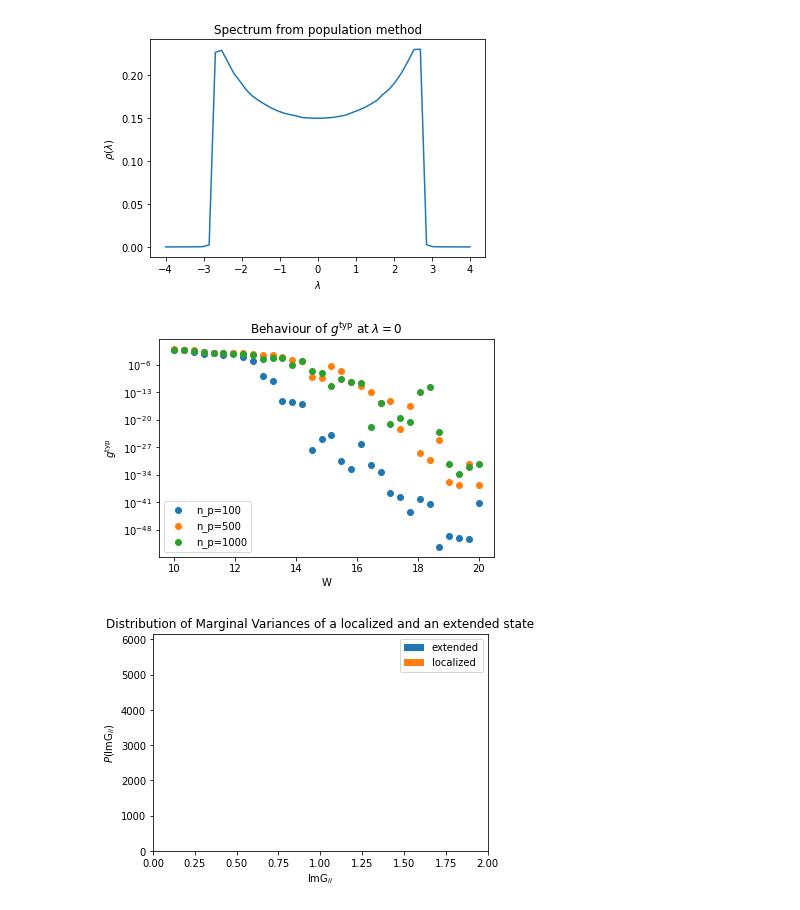
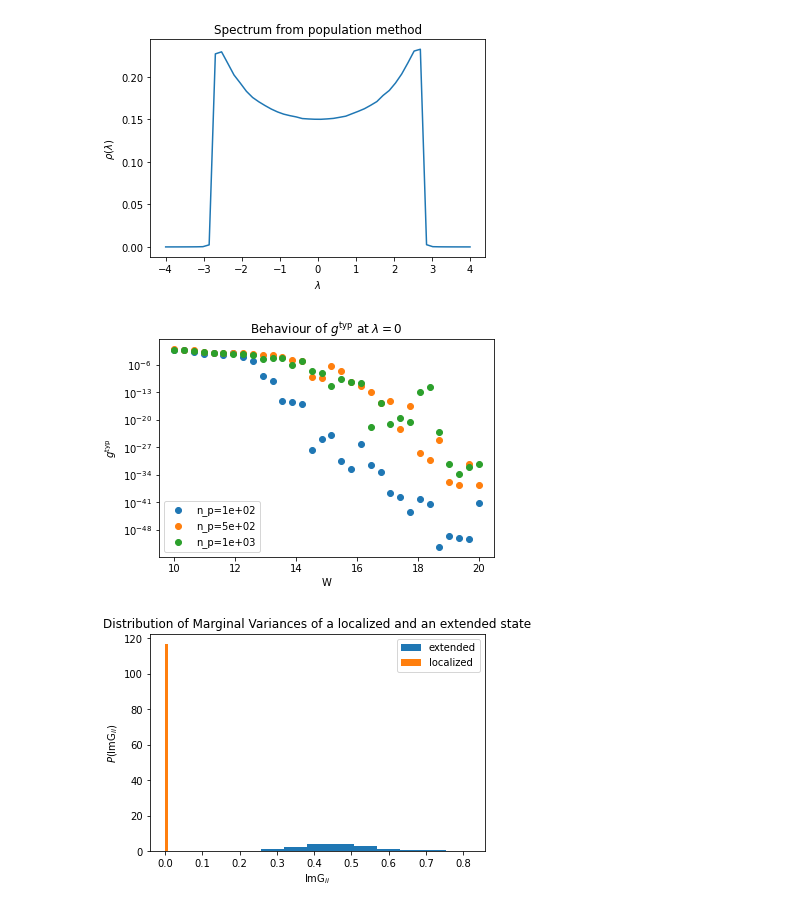
Before and after one commit to h-mnzlr/acpl-cavity_method, a Jupyter notebook: notebooks/anderson.sync.ipynb, the cells around one changed output. Cells and saved outputs as stored; diff of their text form; code cells hidden in the pictures.

Commit message:
Corrected typical maginals plot.

```diff
--- a/notebooks/anderson.sync.ipynb
+++ b/notebooks/anderson.sync.ipynb
@@ -181,7 +181,7 @@ for n_p in n_ps:
     g_typ_exp = partial(spectral_density_pop, lam, n_p, return_g=True)
     g_dist = tqdm.contrib.concurrent.process_map(g_typ_exp, ws)
     g_typ = map(lambda gs: np.exp(np.log(gs.imag).mean()), g_dist)
-    plt.scatter(ws, list(g_typ), label=f"{n_p=}")
+    plt.scatter(ws, list(g_typ), label=f"{n_p=:.0e}")
 
 
 plt.yscale("log")
@@ -191,7 +191,7 @@ plt.xlabel("W")
 plt.title("Behaviour of $g^{\\mathrm{typ}}$ at $\\lambda=0$")
 plt.savefig(figure_dir / "ex3_population_method_scaling.pdf")
 # %% [output]
-[figure, old version]
+[figure, new version]
 # %%
 n_p = 1_000
 lam = 0
@@ -201,16 +201,16 @@ epsilon = 1e-6
 G_typ_exp = partial(spectral_density_pop, lam, n_p, return_G=True)
 extended, localized = tqdm.contrib.concurrent.process_map(G_typ_exp, ws)
 # %%
-plt.hist(extended.imag, density=True, stacked=True, bins=size // 2, label="extended")
-plt.hist(localized.imag, density=True, stacked=True, bins=size // 2, label="localized")
+plt.hist(extended.imag, density=True, stacked=True, label="extended")
+plt.hist(localized.imag, density=True, stacked=True, label="localized")
 plt.xlabel("$\\mathrm{Im}\\mathrm{G}_{i i}$")
 plt.ylabel("$P(\\mathrm{Im}\\mathrm{G}_{i i})$")
-plt.xlim(0, 2)
+#plt.xlim(0, 2)
 plt.title("Distribution of Marginal Variances of a localized and an extended state")
 plt.legend()
 plt.savefig(figure_dir / "ex3_typical_marginal_dists.pdf")
 # %% [output]
-[figure, old version]
+[figure, new version]
 # %%
 np.random.seed(42)
 sizes = [2 ** 10, 2 ** 11, 2 ** 12]
```
Also changed, not shown: parts of 3 cells of this notebook, 1 other file.
